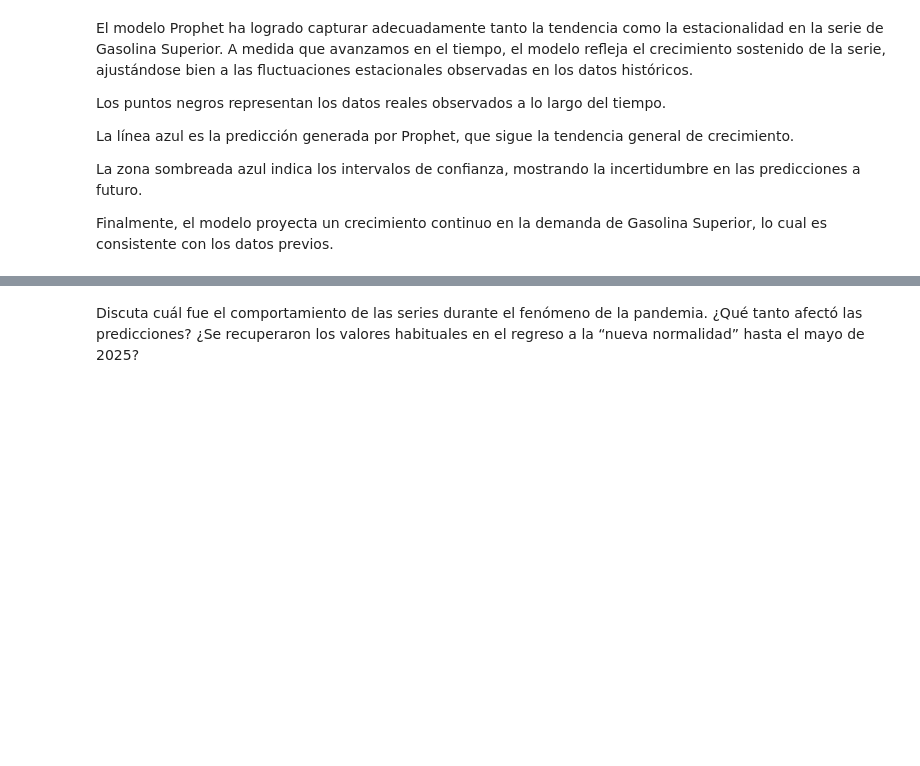
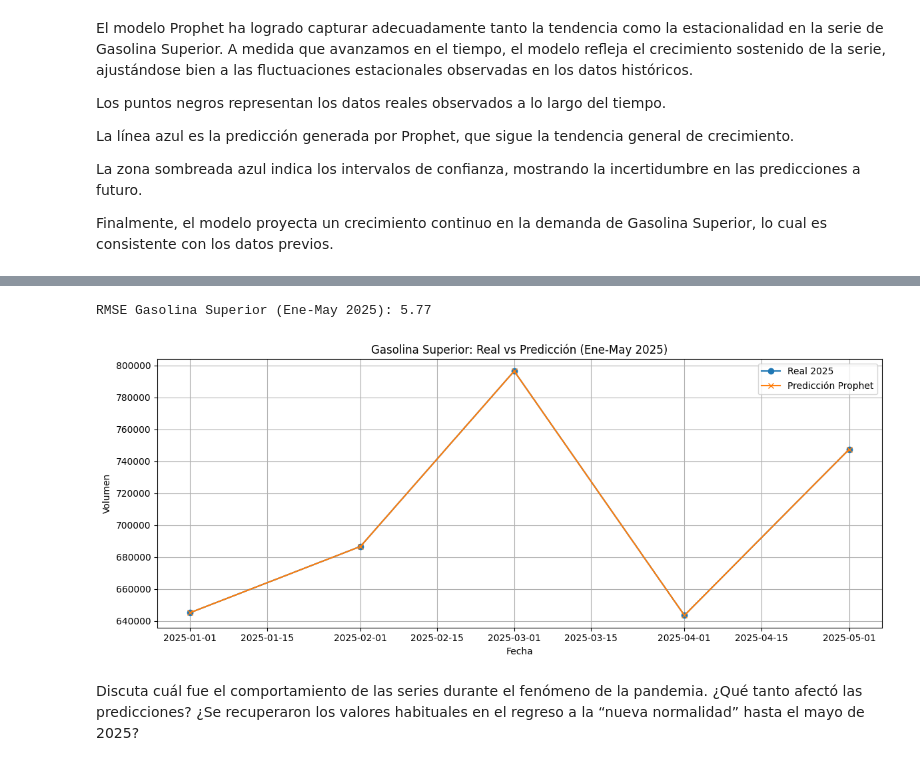
Before and after one commit to michellemej22596/Laboratorio-01-Series-de-Tiempo, a Jupyter notebook: ConsumoSuper.ipynb, the cells around one changed output, grey strips where cells are left out. Cells and saved outputs as stored; diff of their text form; code cells hidden in the pictures; blank space fills up the shorter version.

Commit message:
Feat: Comparacion super

```diff
--- a/ConsumoSuper.ipynb
+++ b/ConsumoSuper.ipynb
@@ -259,4 +259,53 @@ Finalmente, el modelo proyecta un crecimiento continuo en la demanda de Gasolina
 # ============================
 # COMPARACIÓN: GASOLINA SUPERIOR
 # ============================
+
+# 1. Cargar el CSV limpio (si no está ya cargado)
+df = pd.read_csv("importacion_hidrocarburos_limpio.csv", parse_dates=["Fecha"])
+
+# 2. Extraer la serie de Gasolina superior
+serie_superior = df.set_index("Fecha")[["Gasolina superior"]].copy()
+
+# 3. Filtrar datos reales de Ene-May 2025
+serie_superior_2025 = serie_superior["2025-01-01":"2025-05-31"].reset_index()
+serie_superior_2025['Fecha'] = serie_superior_2025['Fecha'].dt.to_period('M').dt.to_timestamp()
+
+# 4. Preparar datos para Prophet
+from prophet import Prophet
+df_prophet_superior = serie_superior.reset_index()[['Fecha', 'Gasolina superior']].rename(columns={'Fecha': 'ds', 'Gasolina superior': 'y'})
+
+# 5. Crear y entrenar el modelo Prophet
+modelo_prophet_superior = Prophet(yearly_seasonality=True)
+modelo_prophet_superior.fit(df_prophet_superior)
+
+# 6. Generar predicciones para los próximos 36 meses
+future_superior = modelo_prophet_superior.make_future_dataframe(periods=36, freq='M')
+forecast_superior = modelo_prophet_superior.predict(future_superior)
+
+# 7. Filtrar predicciones de Ene-May 2025 y agrupar por mes
+pred_2025_superior = forecast_superior[
+    (forecast_superior['ds'] >= '2025-01-01') & (forecast_superior['ds'] <= '2025-05-31')
+].copy()
+pred_2025_superior['ds'] = pred_2025_superior['ds'].dt.to_period('M').dt.to_timestamp()
+pred_2025_superior = pred_2025_superior.groupby('ds', as_index=False).first()
+
+# 8. Comparar real vs predicho
+comparacion_superior = pd.merge(serie_superior_2025, pred_2025_superior, left_on='Fecha', right_on='ds')
+
+# 9. Calcular RMSE
+from sklearn.metrics import mean_squared_error
+rmse_superior = np.sqrt(mean_squared_error(comparacion_superior['Gasolina superior'], comparacion_superior['yhat']))
+print(f"RMSE Gasolina Superior (Ene-May 2025): {rmse_superior:,.2f}")
+
+# 10. Graficar comparación
+plt.figure(figsize=(12, 5))
+plt.plot(comparacion_superior['Fecha'], comparacion_superior['Gasolina superior'], 'o-', label='Real 2025')
+plt.plot(comparacion_superior['Fecha'], comparacion_superior['yhat'], 'x-', label='Predicción Prophet')
+plt.title("Gasolina Superior: Real vs Predicción (Ene-May 2025)")
+plt.xlabel("Fecha")
+plt.ylabel("Volumen")
+plt.legend()
+plt.grid(True)
+plt.tight_layout()
+plt.show()
 # %% [output]
@@ -264,3 +314,5 @@ FileNotFoundError: [Errno 2] No such file or directory: '/mnt/data/importacion_h
+RMSE Gasolina Superior (Ene-May 2025): 5.77
+[figure, added]
 # %% [markdown]
 Discuta cuál fue el comportamiento de las series durante el fenómeno de la pandemia. ¿Qué
 tanto afectó las predicciones? ¿Se recuperaron los valores habituales en el regreso a la
```
Also changed, not shown: parts of 1 cell of this notebook.
